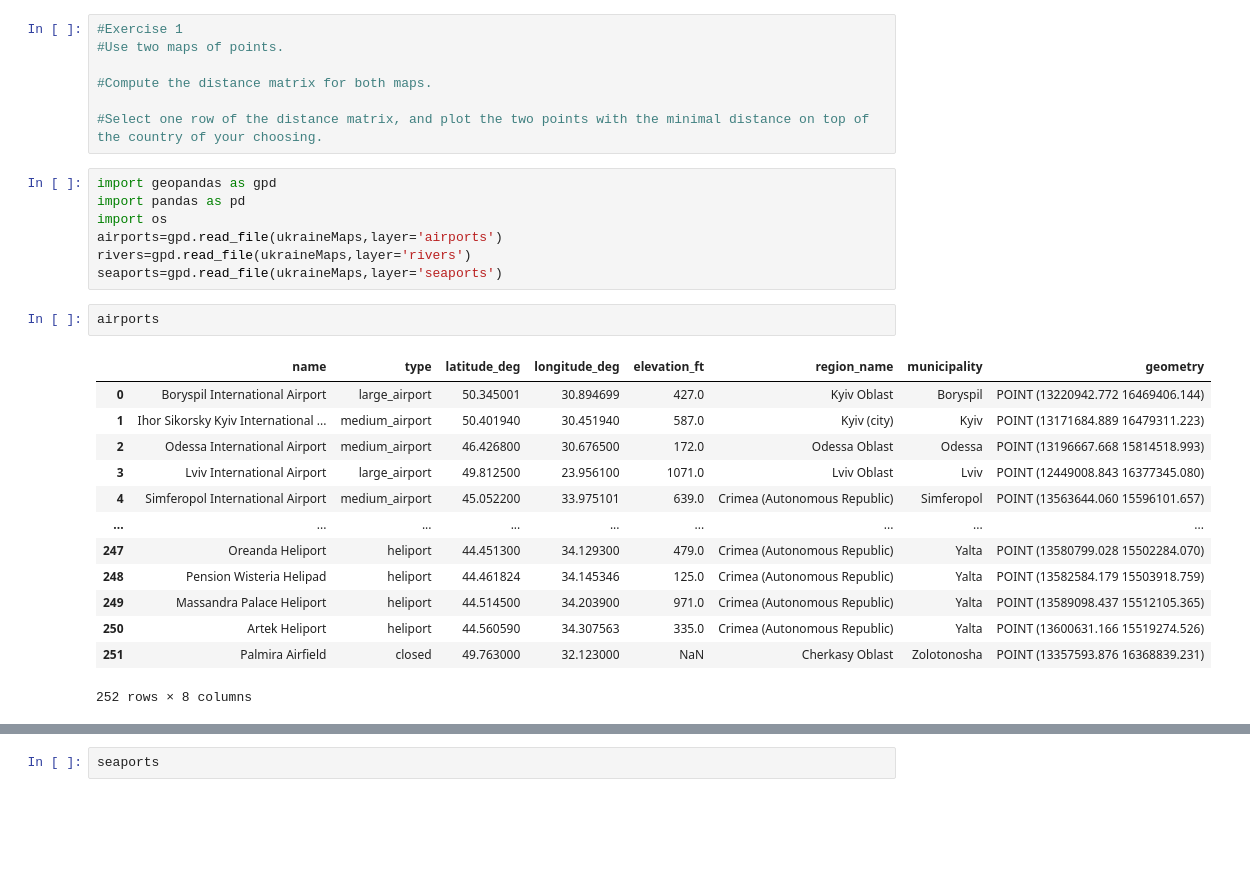
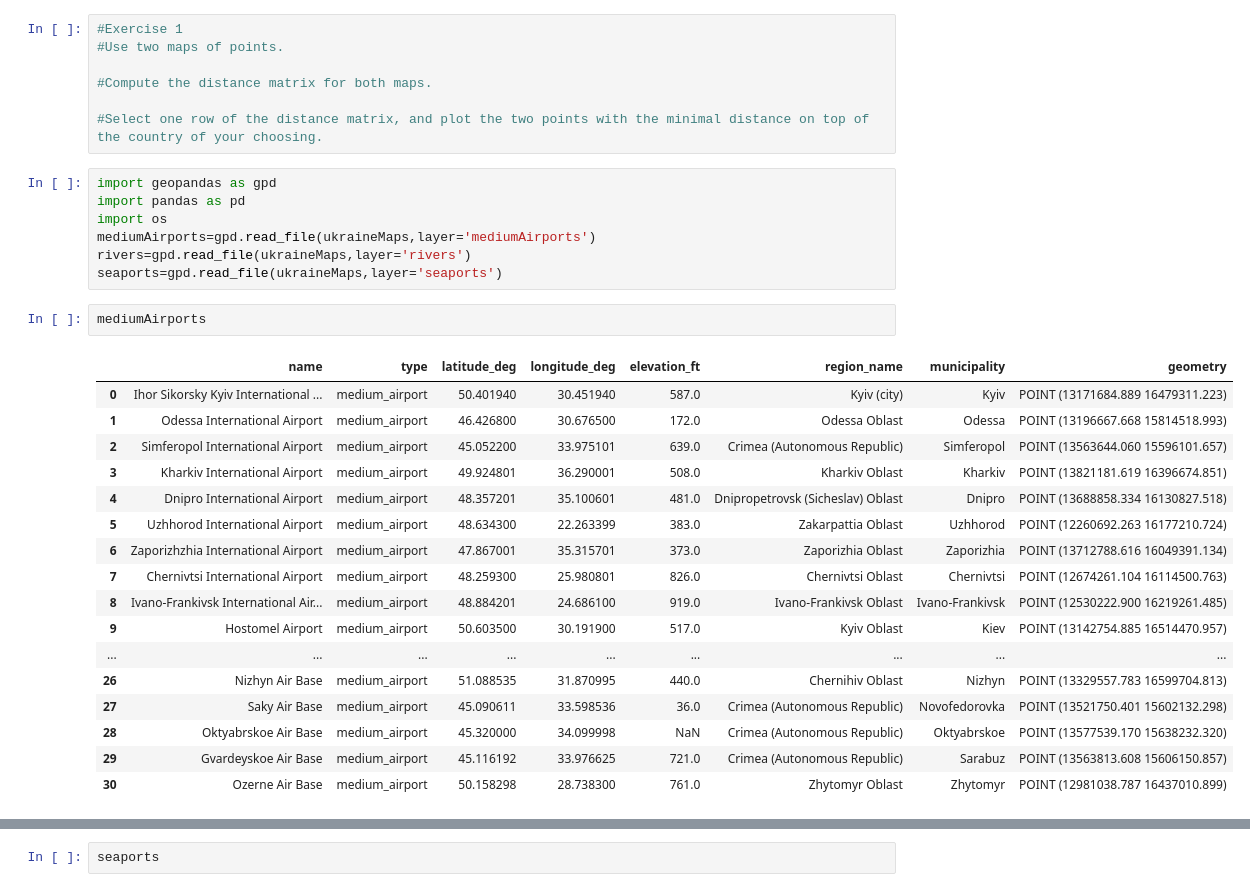
Before and after one commit to ZurinaGarcia/TareaEntregaFinal, a Jupyter notebook: entregaFinal_DatosEspaciales.ipynb, the cells around one changed output, grey strips where cells are left out. Saved outputs shown, nothing was run; the diff lists cells and outputs as text; blank space fills up the shorter version.

```diff
--- a/entregaFinal_DatosEspaciales.ipynb
+++ b/entregaFinal_DatosEspaciales.ipynb
@@ -26,23 +27,27 @@ listlayers(ukraineMaps)
 import geopandas as gpd
 import pandas as pd
 import os
-airports=gpd.read_file(ukraineMaps,layer='airports')
+mediumAirports=gpd.read_file(ukraineMaps,layer='mediumAirports')
 rivers=gpd.read_file(ukraineMaps,layer='rivers')
 seaports=gpd.read_file(ukraineMaps,layer='seaports')
 # %%
-airports
+mediumAirports
 # %% [output]
 |  | name | type | latitude_deg | longitude_deg | elevation_ft | region_name | municipality | geometry |
-| 0 | Boryspil International Airport | large_airport | 50.345001 | 30.894699 | 427.0 | Kyiv Oblast | Boryspil | POINT (13220942.772 16469406.144) |
-| 1 | Ihor Sikorsky Kyiv International ... | medium_airport | 50.401940 | 30.451940 | 587.0 | Kyiv (city) | Kyiv | POINT (13171684.889 16479311.223) |
-| 2 | Odessa International Airport | medium_airport | 46.426800 | 30.676500 | 172.0 | Odessa Oblast | Odessa | POINT (13196667.668 15814518.993) |
-| 3 | Lviv International Airport | large_airport | 49.812500 | 23.956100 | 1071.0 | Lviv Oblast | Lviv | POINT (12449008.843 16377345.080) |
-| 4 | Simferopol International Airport | medium_airport | 45.052200 | 33.975101 | 639.0 | Crimea (Autonomous Republic) | Simferopol | POINT (13563644.060 15596101.657) |
+| 0 | Ihor Sikorsky Kyiv International ... | medium_airport | 50.401940 | 30.451940 | 587.0 | Kyiv (city) | Kyiv | POINT (13171684.889 16479311.223) |
+| 1 | Odessa International Airport | medium_airport | 46.426800 | 30.676500 | 172.0 | Odessa Oblast | Odessa | POINT (13196667.668 15814518.993) |
+| 2 | Simferopol International Airport | medium_airport | 45.052200 | 33.975101 | 639.0 | Crimea (Autonomous Republic) | Simferopol | POINT (13563644.060 15596101.657) |
+| 3 | Kharkiv International Airport | medium_airport | 49.924801 | 36.290001 | 508.0 | Kharkiv Oblast | Kharkiv | POINT (13821181.619 16396674.851) |
+| 4 | Dnipro International Airport | medium_airport | 48.357201 | 35.100601 | 481.0 | Dnipropetrovsk (Sicheslav) Oblast | Dnipro | POINT (13688858.334 16130827.518) |
+| 5 | Uzhhorod International Airport | medium_airport | 48.634300 | 22.263399 | 383.0 | Zakarpattia Oblast | Uzhhorod | POINT (12260692.263 16177210.724) |
+| 6 | Zaporizhzhia International Airport | medium_airport | 47.867001 | 35.315701 | 373.0 | Zaporizhia Oblast | Zaporizhia | POINT (13712788.616 16049391.134) |
+| 7 | Chernivtsi International Airport | medium_airport | 48.259300 | 25.980801 | 826.0 | Chernivtsi Oblast | Chernivtsi | POINT (12674261.104 16114500.763) |
+| 8 | Ivano-Frankivsk International Air... | medium_airport | 48.884201 | 24.686100 | 919.0 | Ivano-Frankivsk Oblast | Ivano-Frankivsk | POINT (12530222.900 16219261.485) |
+| 9 | Hostomel Airport | medium_airport | 50.603500 | 30.191900 | 517.0 | Kyiv Oblast | Kiev | POINT (13142754.885 16514470.957) |
 | ... | ... | ... | ... | ... | ... | ... | ... | ... |
-| 247 | Oreanda Heliport | heliport | 44.451300 | 34.129300 | 479.0 | Crimea (Autonomous Republic) | Yalta | POINT (13580799.028 15502284.070) |
-| 248 | Pension Wisteria Helipad | heliport | 44.461824 | 34.145346 | 125.0 | Crimea (Autonomous Republic) | Yalta | POINT (13582584.179 15503918.759) |
-| 249 | Massandra Palace Heliport | heliport | 44.514500 | 34.203900 | 971.0 | Crimea (Autonomous Republic) | Yalta | POINT (13589098.437 15512105.365) |
-| 250 | Artek Heliport | heliport | 44.560590 | 34.307563 | 335.0 | Crimea (Autonomous Republic) | Yalta | POINT (13600631.166 15519274.526) |
-| 251 | Palmira Airfield | closed | 49.763000 | 32.123000 | NaN | Cherkasy Oblast | Zolotonosha | POINT (13357593.876 16368839.231) |
+| 26 | Nizhyn Air Base | medium_airport | 51.088535 | 31.870995 | 440.0 | Chernihiv Oblast | Nizhyn | POINT (13329557.783 16599704.813) |
+| 27 | Saky Air Base | medium_airport | 45.090611 | 33.598536 | 36.0 | Crimea (Autonomous Republic) | Novofedorovka | POINT (13521750.401 15602132.298) |
+| 28 | Oktyabrskoe Air Base | medium_airport | 45.320000 | 34.099998 | NaN | Crimea (Autonomous Republic) | Oktyabrskoe | POINT (13577539.170 15638232.320) |
+| 29 | Gvardeyskoe Air Base | medium_airport | 45.116192 | 33.976625 | 721.0 | Crimea (Autonomous Republic) | Sarabuz | POINT (13563813.608 15606150.857) |
+| 30 | Ozerne Air Base | medium_airport | 50.158298 | 28.738300 | 761.0 | Zhytomyr Oblast | Zhytomyr | POINT (12981038.787 16437010.899) |
-252 rows × 8 columns
 # %%
```
Also changed, not shown: parts of 12 cells of this notebook, 4 other files.
